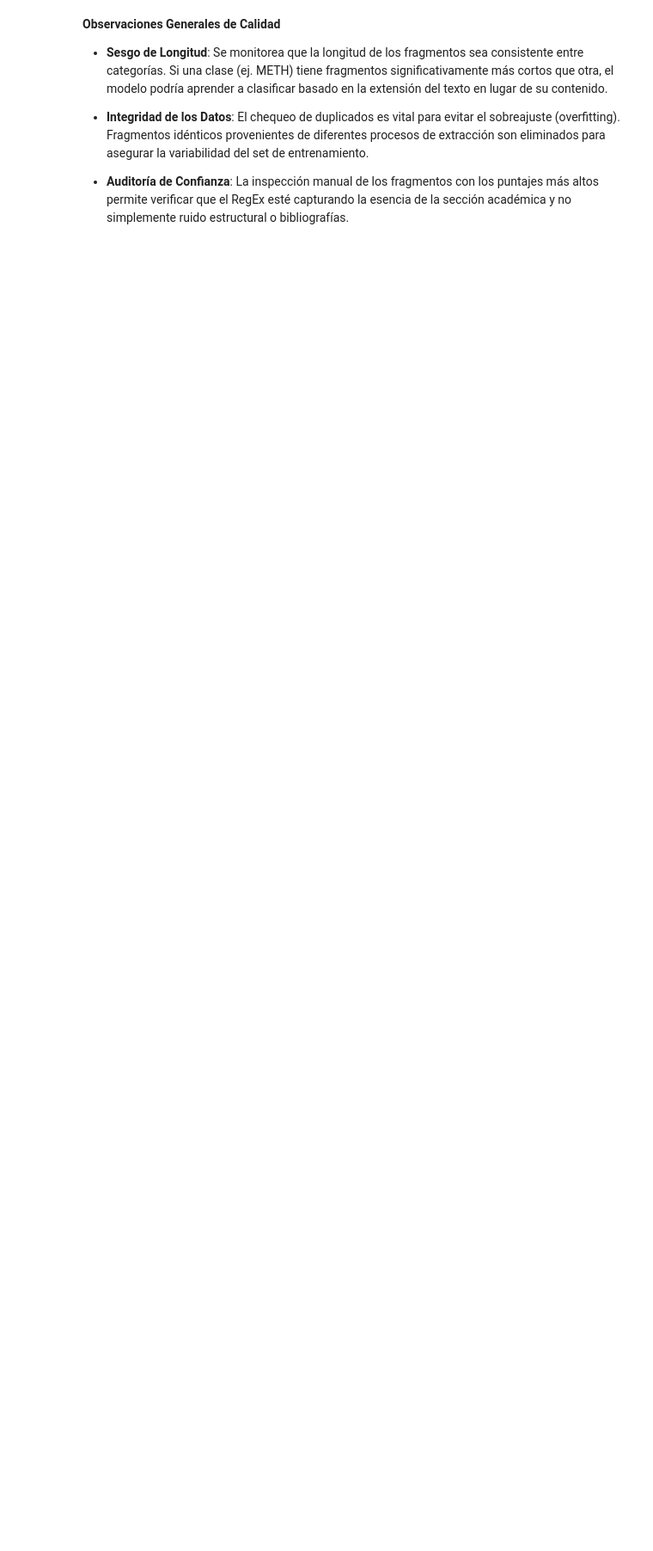
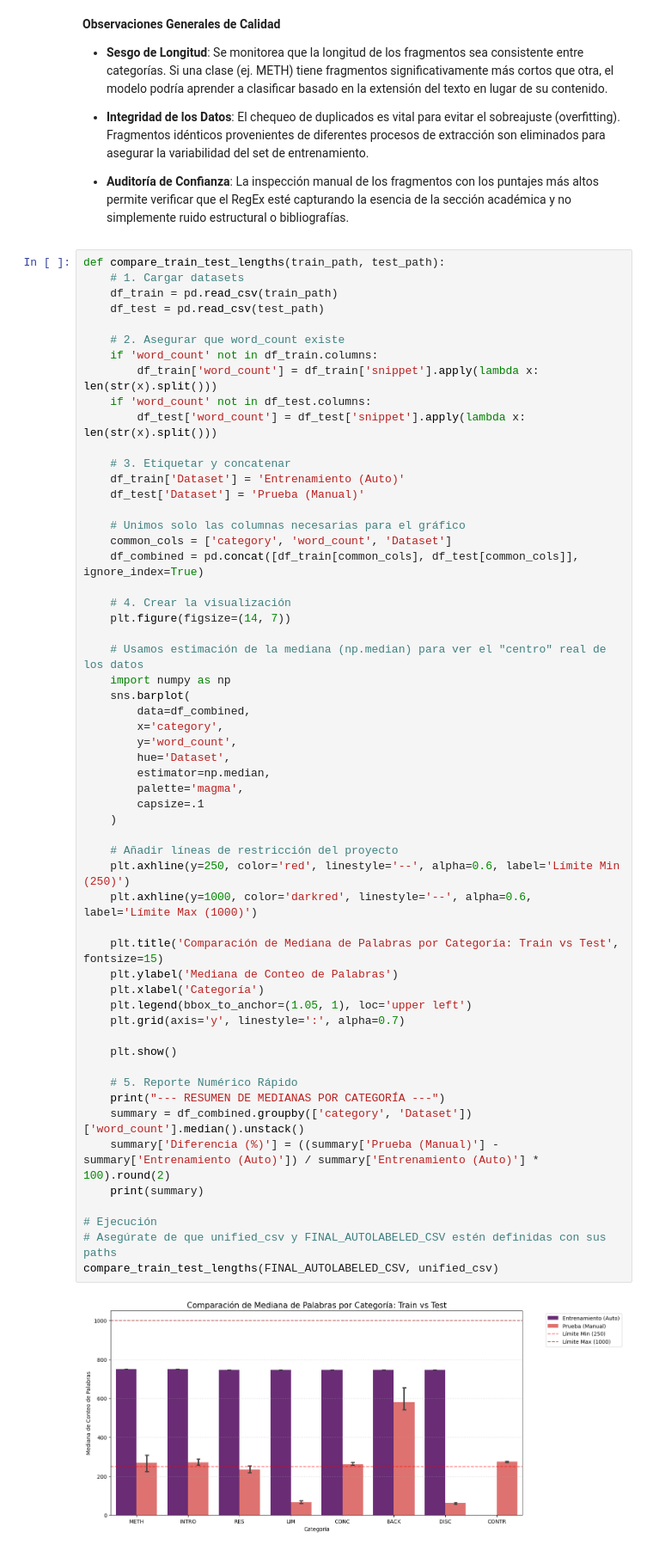
Before and after one commit to camm93/proyecto_grado_maia, a Jupyter notebook: notebooks/AutoLabeling.ipynb, the cells around one changed output. Shown at 86% size. Saved outputs shown, nothing was run; the diff lists cells and outputs as text; blank space fills up the shorter version.

```diff
--- a/notebooks/AutoLabeling.ipynb
+++ b/notebooks/AutoLabeling.ipynb
@@ -911,3 +959,61 @@ Score: 45
 - **Integridad de los Datos**: El chequeo de duplicados es vital para evitar el sobreajuste (overfitting). Fragmentos idénticos provenientes de diferentes procesos de extracción son eliminados para asegurar la variabilidad del set de entrenamiento.
 
 - **Auditoría de Confianza**: La inspección manual de los fragmentos con los puntajes más altos permite verificar que el RegEx esté capturando la esencia de la sección académica y no simplemente ruido estructural o bibliografías.
+# %%
+def compare_train_test_lengths(train_path, test_path):
+    # 1. Cargar datasets
+    df_train = pd.read_csv(train_path)
+    df_test = pd.read_csv(test_path)
+
+    # 2. Asegurar que word_count existe
+    if 'word_count' not in df_train.columns:
+        df_train['word_count'] = df_train['snippet'].apply(lambda x: len(str(x).split()))
+    if 'word_count' not in df_test.columns:
+        df_test['word_count'] = df_test['snippet'].apply(lambda x: len(str(x).split()))
+
+    # 3. Etiquetar y concatenar
+    df_train['Dataset'] = 'Entrenamiento (Auto)'
+    df_test['Dataset'] = 'Prueba (Manual)'
+
+    # Unimos solo las columnas necesarias para el gráfico
+    common_cols = ['category', 'word_count', 'Dataset']
+    df_combined = pd.concat([df_train[common_cols], df_test[common_cols]], ignore_index=True)
+
+    # 4. Crear la visualización
+    plt.figure(figsize=(14, 7))
+
+    # Usamos estimación de la mediana (np.median) para ver el "centro" real de los datos
+    import numpy as np
+    sns.barplot(
+        data=df_combined,
+        x='category',
+        y='word_count',
+        hue='Dataset',
+        estimator=np.median,
+        palette='magma',
+        capsize=.1
+    )
+
+    # Añadir líneas de restricción del proyecto
+    plt.axhline(y=250, color='red', linestyle='--', alpha=0.6, label='Límite Min (250)')
+    plt.axhline(y=1000, color='darkred', linestyle='--', alpha=0.6, label='Límite Max (1000)')
+
+    plt.title('Comparación de Mediana de Palabras por Categoría: Train vs Test', fontsize=15)
+    plt.ylabel('Mediana de Conteo de Palabras')
+    plt.xlabel('Categoría')
+    plt.legend(bbox_to_anchor=(1.05, 1), loc='upper left')
+    plt.grid(axis='y', linestyle=':', alpha=0.7)
+
+    plt.show()
+
+    # 5. Reporte Numérico Rápido
+    print("--- RESUMEN DE MEDIANAS POR CATEGORÍA ---")
+    summary = df_combined.groupby(['category', 'Dataset'])['word_count'].median().unstack()
+    summary['Diferencia (%)'] = ((summary['Prueba (Manual)'] - summary['Entrenamiento (Auto)']) / summary['Entrenamiento (Auto)'] * 100).round(2)
+    print(summary)
+
+# Ejecución
+# Asegúrate de que unified_csv y FINAL_AUTOLABELED_CSV estén definidas con sus paths
+compare_train_test_lengths(FINAL_AUTOLABELED_CSV, unified_csv)
+# %% [output]
+[figure, added]
```
Also changed, not shown: parts of 7 cells of this notebook.
